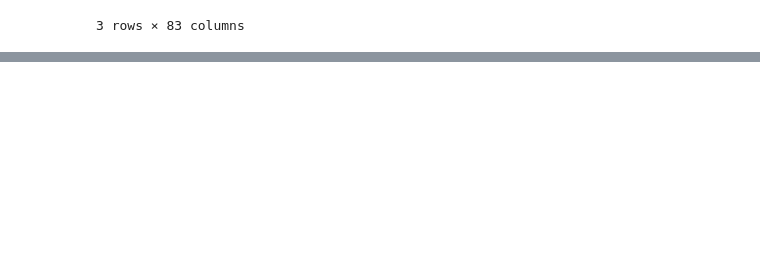
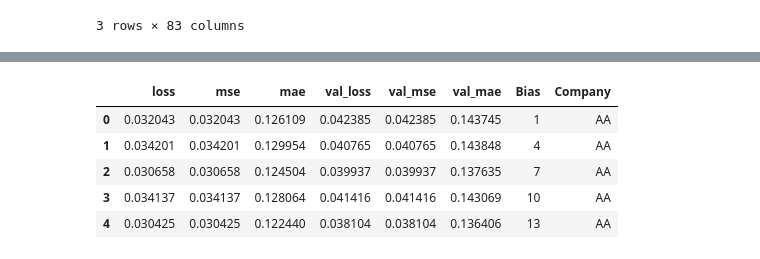
Before and after one commit to UrukHan/NeuroNetStockQuotes, a Jupyter notebook: PolinomialRegressionKerasTuner.ipynb, the cells around one changed output, grey strips where cells are left out. Cells and saved outputs as stored; diff of their text form; code cells hidden in the pictures; blank space fills up the shorter version.

```diff
--- a/PolinomialRegressionKerasTuner.ipynb
+++ b/PolinomialRegressionKerasTuner.ipynb
@@ -205,0 +187,11 @@ qualityBias
+# %%
+qualityBias = pd.read_json('/content/stockQuotesII.json')
+# %%
+qualityBias.iloc[0:5]
+# %% [output]
+|  | loss | mse | mae | val_loss | val_mse | val_mae | Bias | Company |
+| 0 | 0.032043 | 0.032043 | 0.126109 | 0.042385 | 0.042385 | 0.143745 | 1 | AA |
+| 1 | 0.034201 | 0.034201 | 0.129954 | 0.040765 | 0.040765 | 0.143848 | 4 | AA |
+| 2 | 0.030658 | 0.030658 | 0.124504 | 0.039937 | 0.039937 | 0.137635 | 7 | AA |
+| 3 | 0.034137 | 0.034137 | 0.128064 | 0.041416 | 0.041416 | 0.143069 | 10 | AA |
+| 4 | 0.030425 | 0.030425 | 0.122440 | 0.038104 | 0.038104 | 0.136406 | 13 | AA |
```
Also changed, not shown: parts of 28 cells of this notebook.
